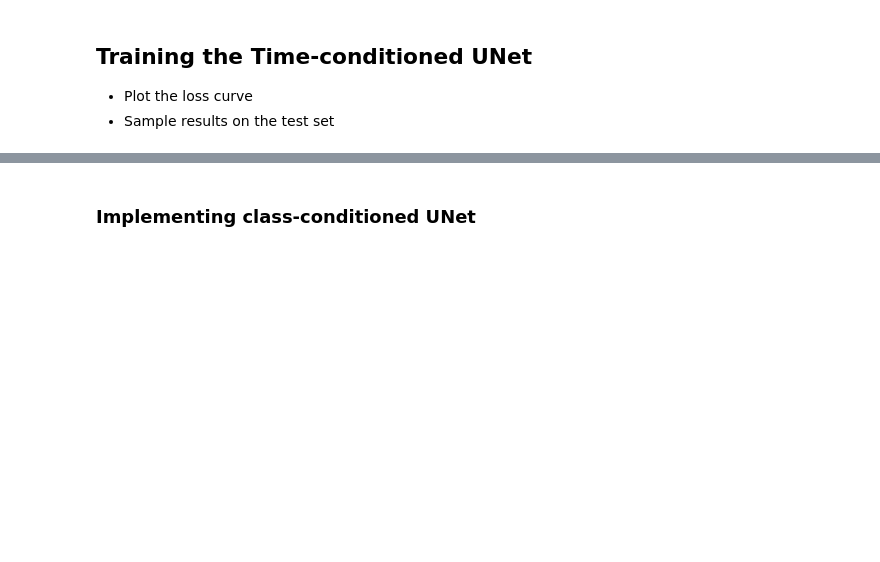
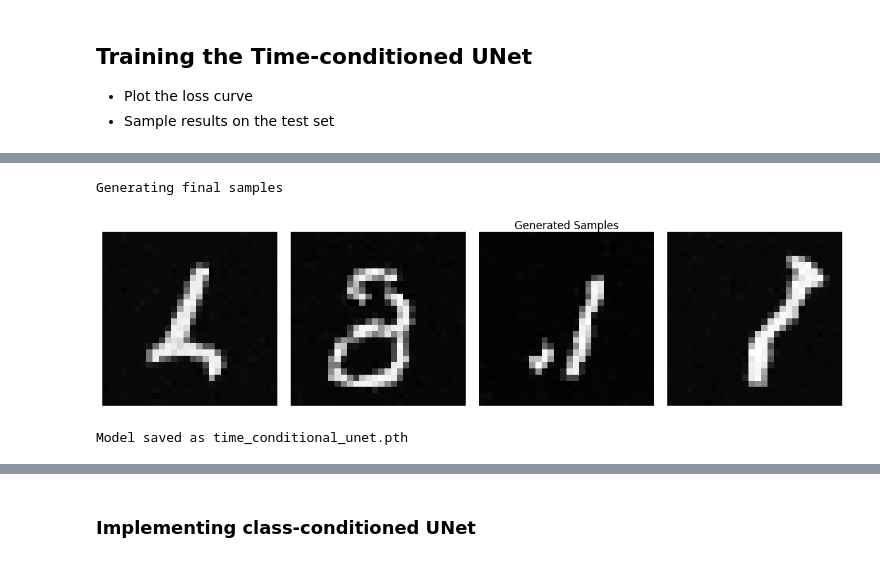
Before and after one commit to Astrak00/CS444, a Jupyter notebook: assignment5/assignment5_starter_sp25.ipynb, the cells around one changed output, grey strips where cells are left out. Saved outputs shown, nothing was run; the diff lists cells and outputs as text; code cells hidden in the pictures; blank space fills up the shorter version.

```diff
--- a/assignment5/assignment5_starter_sp25.ipynb
+++ b/assignment5/assignment5_starter_sp25.ipynb
@@ -742,0 +934,35 @@ dataloader = DataLoader(dataset, batch_size=128, shuffle=True)
+# %%
+# Generate final test samples
+print("\nGenerating final samples")
+model.eval()
+with torch.no_grad():
+    # Generate multiple samples
+    samples = []
+    for i in range(4):  # Generate 4 batches of samples
+        sample = ddpm_sample(
+            model,
+            ddpm_sched,
+            img_wh=(28, 28),
+            num_ts=NUM_TIMESTEPS,
+            seed=i
+        )
+        samples.append(sample)
+    samples = torch.cat(samples, dim=0)
+
+    # Create a grid of samples
+    plt.figure(figsize=(15, 15))
+    for i in range(min(25, samples.shape[0])):
+        plt.subplot(5, 5, i+1)
+        plt.imshow(samples[i, 0].cpu(), cmap='gray')
+        plt.axis('off')
+    plt.suptitle('Generated Samples')
+    plt.tight_layout()
+    plt.show()
+
+# Save the model
+torch.save(model.state_dict(), 'time_conditional_unet.pth')
+print("Model saved as time_conditional_unet.pth")
+# %% [output]
+Generating final samples
+[figure, added]
+Model saved as time_conditional_unet.pth
```
Also changed, not shown: parts of 30 cells of this notebook.
